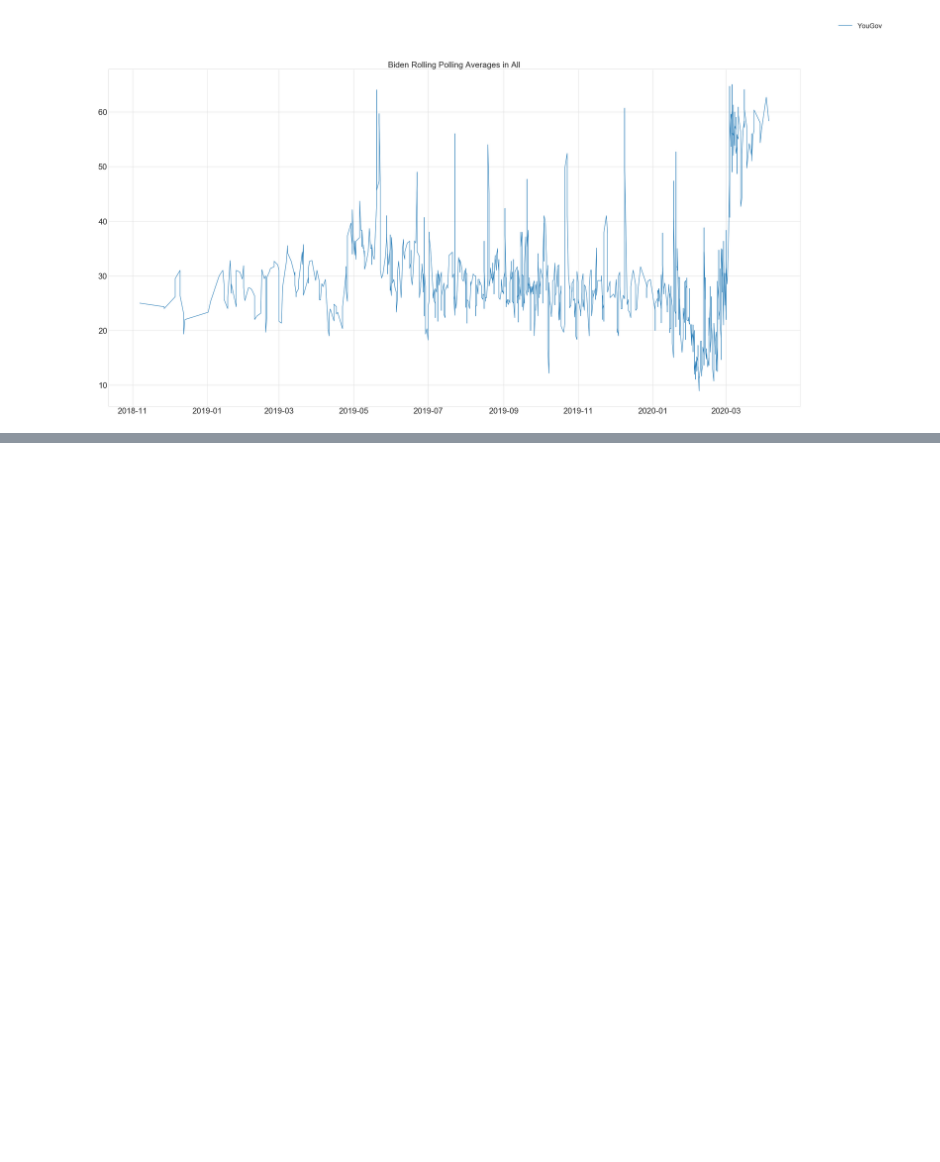
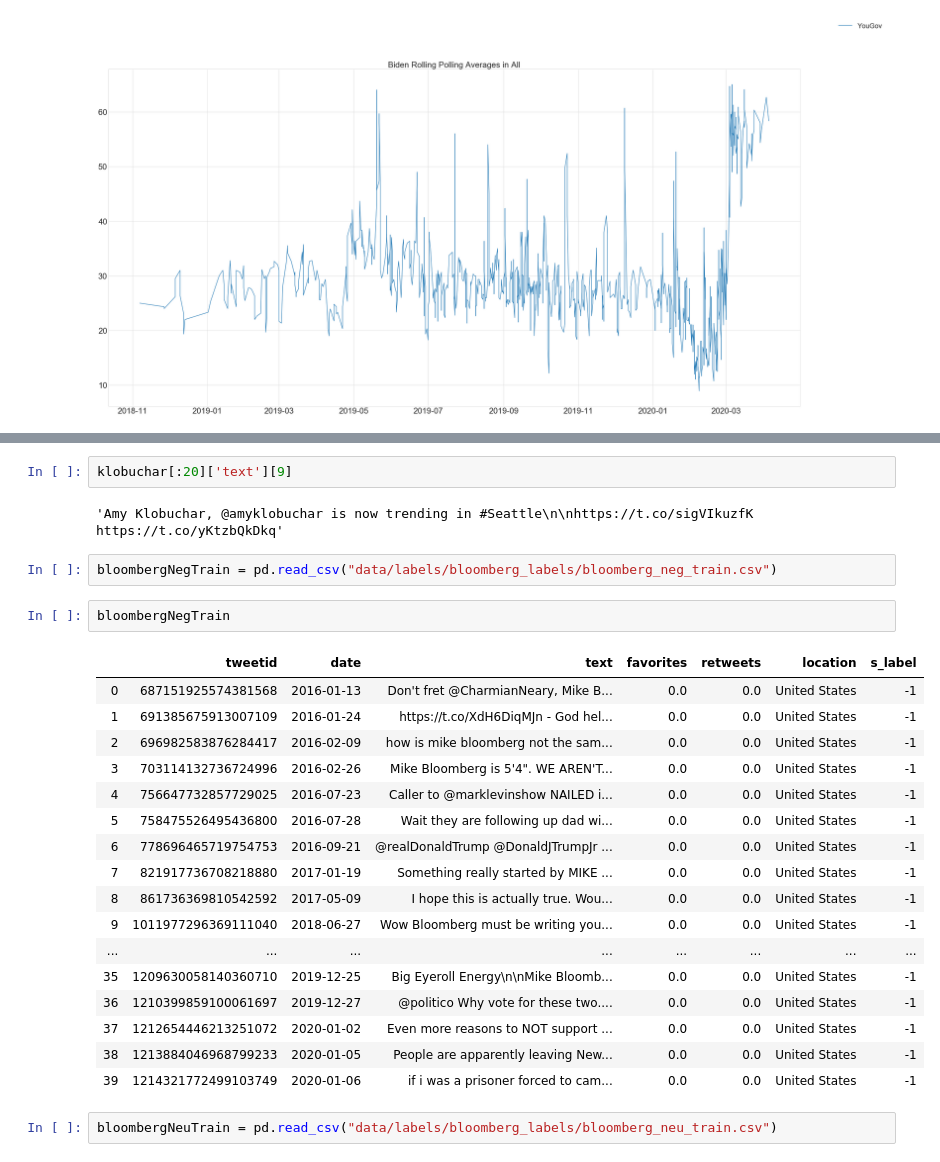
Before and after one commit to SanjithVenkatesh/538Analysis, a Jupyter notebook: 538Analysis.ipynb, the cells around one changed output, grey strips where cells are left out. Saved outputs shown, nothing was run; the diff lists cells and outputs as text; blank space fills up the shorter version.

```diff
--- a/538Analysis.ipynb
+++ b/538Analysis.ipynb
@@ -571,0 +611,28 @@ plt.show()
+# %%
+klobuchar[:20]['text'][9]
+# %% [output]
+'Amy Klobuchar, @amyklobuchar is now trending in #Seattle\n\nhttps://t.co/sigVIkuzfK https://t.co/yKtzbQkDkq'
+# %%
+bloombergNegTrain = pd.read_csv("data/labels/bloomberg_labels/bloomberg_neg_train.csv")
+# %%
+bloombergNegTrain
+# %% [output]
+|  | tweetid | date | text | favorites | retweets | location | s_label |
+| 0 | 687151925574381568 | 2016-01-13 | Don't fret @CharmianNeary, Mike B... | 0.0 | 0.0 | United States | -1 |
+| 1 | 691385675913007109 | 2016-01-24 | https://t.co/XdH6DiqMJn - God hel... | 0.0 | 0.0 | United States | -1 |
+| 2 | 696982583876284417 | 2016-02-09 | how is mike bloomberg not the sam... | 0.0 | 0.0 | United States | -1 |
+| 3 | 703114132736724996 | 2016-02-26 | Mike Bloomberg is 5'4". WE AREN'T... | 0.0 | 0.0 | United States | -1 |
+| 4 | 756647732857729025 | 2016-07-23 | Caller to @marklevinshow NAILED i... | 0.0 | 0.0 | United States | -1 |
+| 5 | 758475526495436800 | 2016-07-28 | Wait they are following up dad wi... | 0.0 | 0.0 | United States | -1 |
+| 6 | 778696465719754753 | 2016-09-21 | @realDonaldTrump @DonaldJTrumpJr ... | 0.0 | 0.0 | United States | -1 |
+| 7 | 821917736708218880 | 2017-01-19 | Something really started by MIKE ... | 0.0 | 0.0 | United States | -1 |
+| 8 | 861736369810542592 | 2017-05-09 | I hope this is actually true. Wou... | 0.0 | 0.0 | United States | -1 |
+| 9 | 1011977296369111040 | 2018-06-27 | Wow Bloomberg must be writing you... | 0.0 | 0.0 | United States | -1 |
+| ... | ... | ... | ... | ... | ... | ... | ... |
+| 35 | 1209630058140360710 | 2019-12-25 | Big Eyeroll Energy\n\nMike Bloomb... | 0.0 | 0.0 | United States | -1 |
+| 36 | 1210399859100061697 | 2019-12-27 | @politico Why vote for these two.... | 0.0 | 0.0 | United States | -1 |
+| 37 | 1212654446213251072 | 2020-01-02 | Even more reasons to NOT support ... | 0.0 | 0.0 | United States | -1 |
+| 38 | 1213884046968799233 | 2020-01-05 | People are apparently leaving New... | 0.0 | 0.0 | United States | -1 |
+| 39 | 1214321772499103749 | 2020-01-06 | if i was a prisoner forced to cam... | 0.0 | 0.0 | United States | -1 |
+# %%
+bloombergNeuTrain = pd.read_csv("data/labels/bloomberg_labels/bloomberg_neu_train.csv")
```
Also changed, not shown: parts of 31 cells of this notebook, 1 other file.
